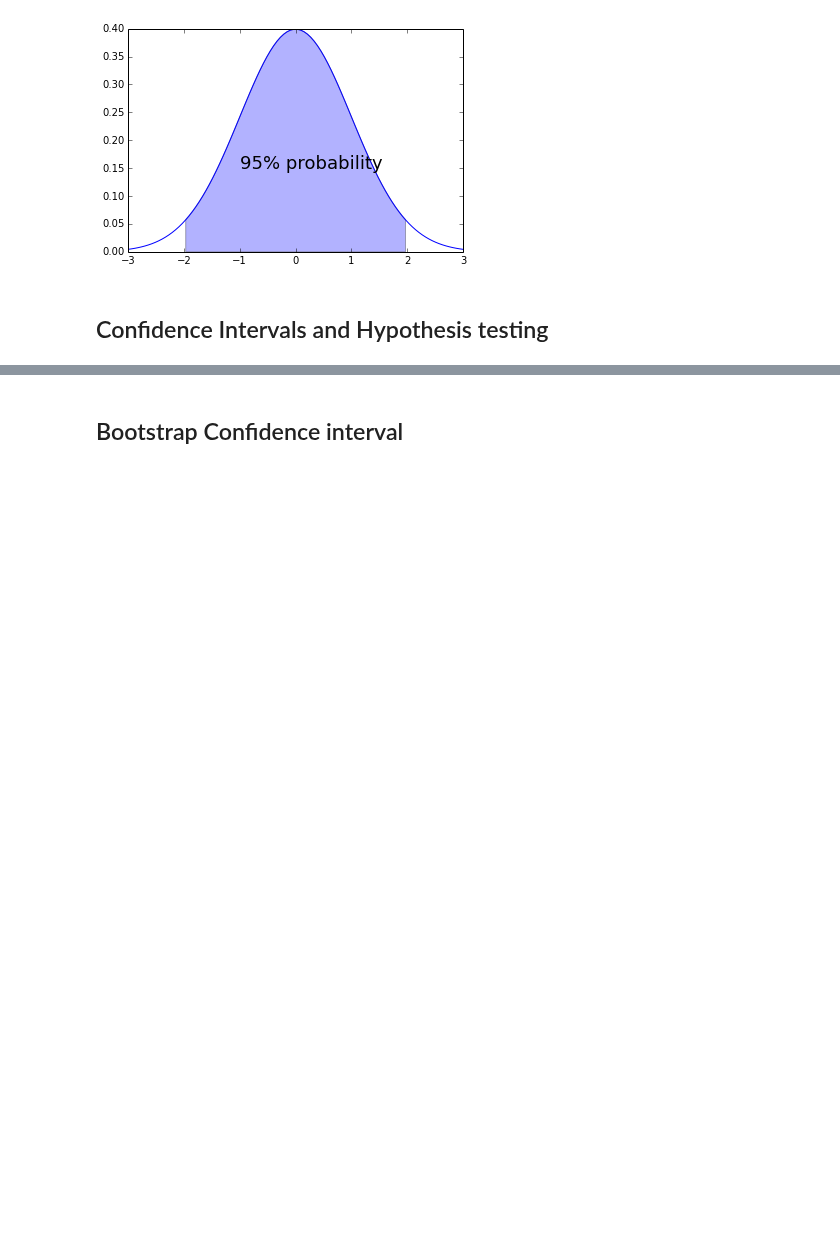
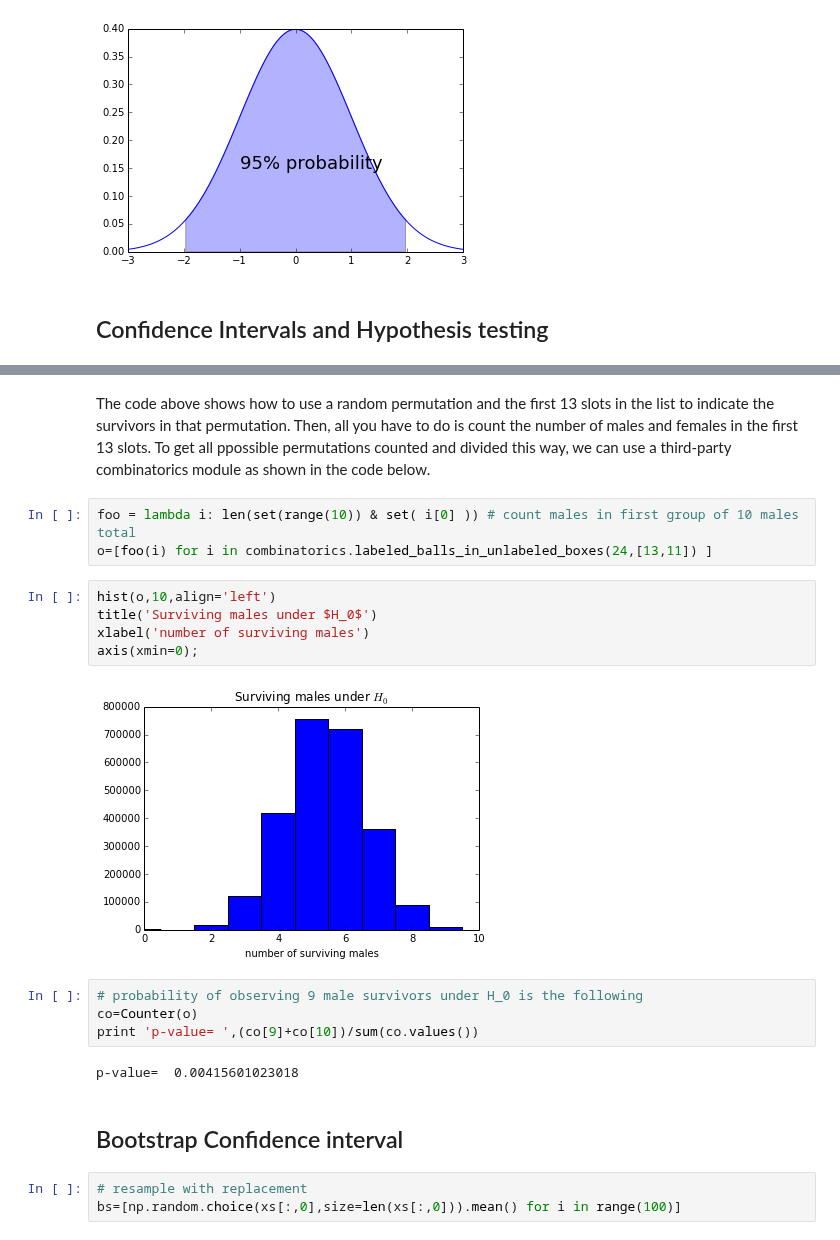
Before and after one commit to unpingco/Python-for-Signal-Processing, a Jupyter notebook: Confidence_Intervals.ipynb, the cells around one changed output, grey strips where cells are left out. Cells and saved outputs as stored; diff of their text form; blank space fills up the shorter version.

```diff
--- a/Confidence_Intervals.ipynb
+++ b/Confidence_Intervals.ipynb
@@ -157,2 +184,23 @@ As may be obvious by now, the interval above *is* the $1-\alpha$ confidence inte
+# %% [markdown]
+The code above shows how to use a random permutation and the first 13 slots in the list to indicate the survivors in that permutation. Then, all you have to do is count the number of males and females in the first 13 slots. To get all ppossible permutations counted and divided this way, we can use a third-party combinatorics module as shown in the code  below.
+# %%
+foo = lambda i: len(set(range(10)) & set( i[0] )) # count males in first group of 10 males total
+o=[foo(i) for i in combinatorics.labeled_balls_in_unlabeled_boxes(24,[13,11]) ]
+# %%
+hist(o,10,align='left')
+title('Surviving males under $H_0$')
+xlabel('number of surviving males')
+axis(xmin=0);
+# %% [output]
+[figure, added]
+# %%
+# probability of observing 9 male survivors under H_0 is the following
+co=Counter(o)
+print 'p-value= ',(co[9]+co[10])/sum(co.values())
+# %% [output]
+p-value=  0.00415601023018
 # %% [markdown]
 ## Bootstrap Confidence interval
+# %%
+# resample with replacement
+bs=[np.random.choice(xs[:,0],size=len(xs[:,0])).mean() for i in range(100)]
```
Also changed, not shown: parts of 12 cells of this notebook.
